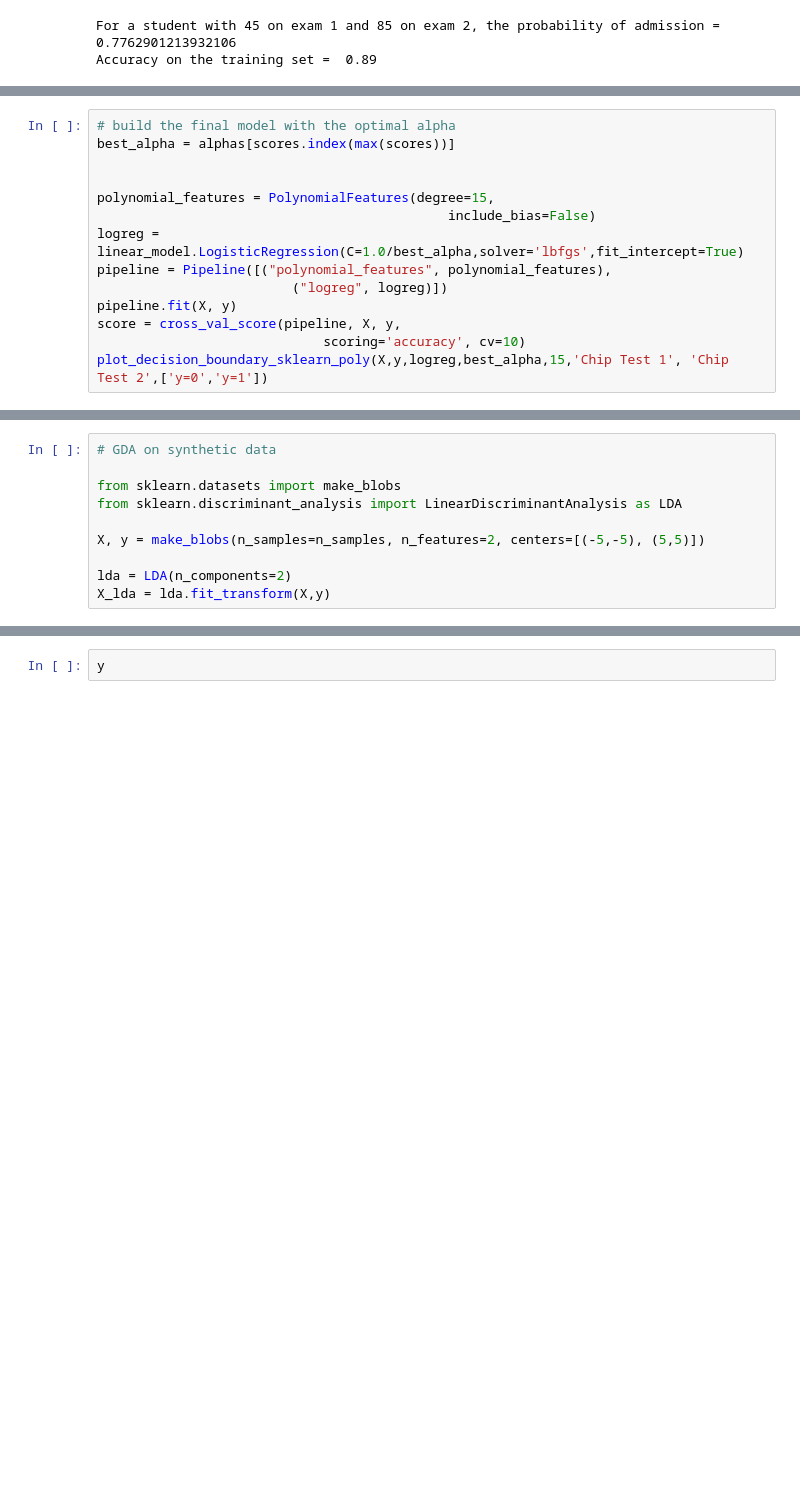
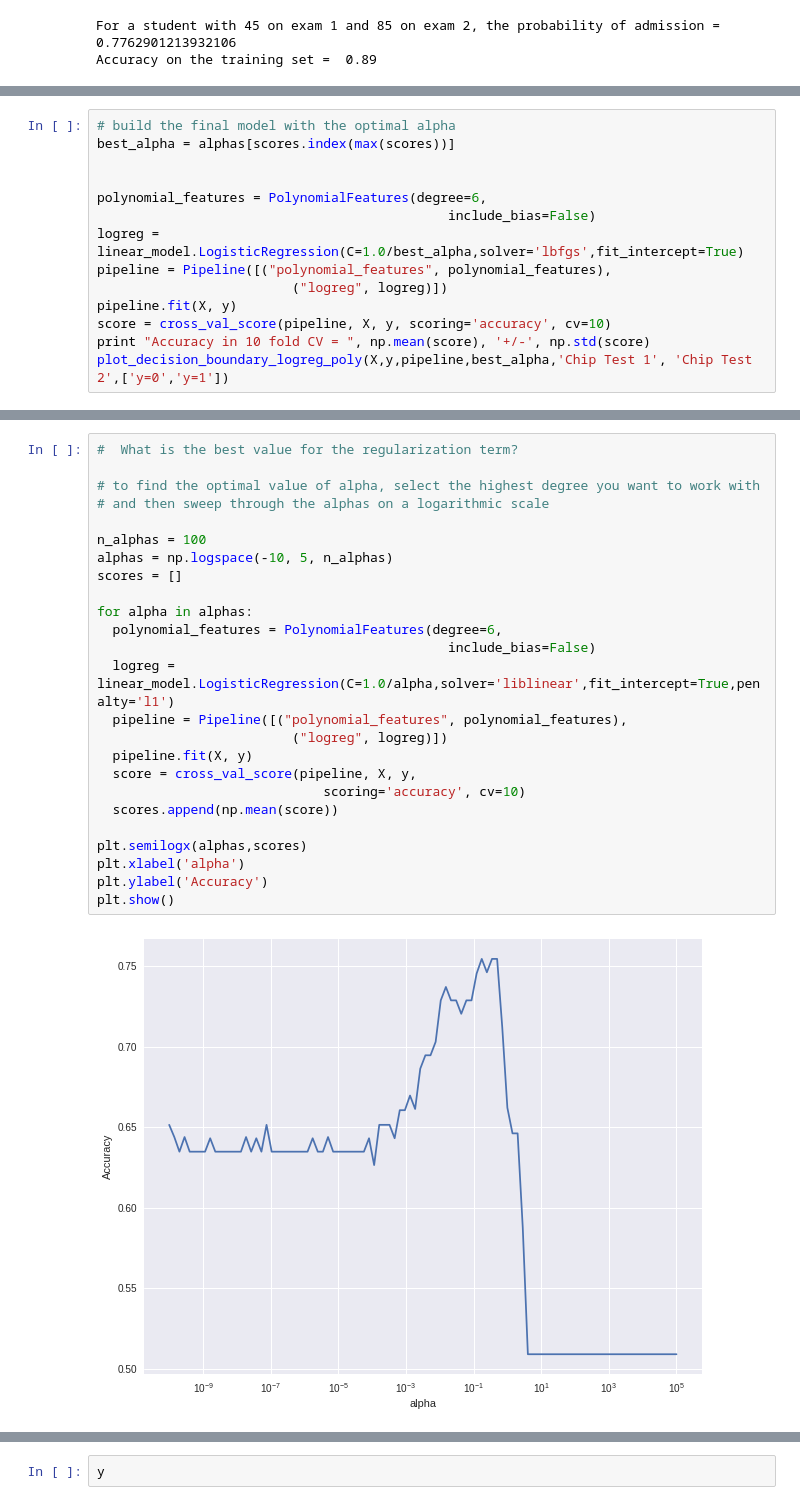
Before and after one commit to lordzero82/MLBootCamp, a Jupyter notebook: lab2_partA.ipynb, the cells around one changed output, grey strips where cells are left out. Drawn from its saved outputs; the diff is of its cells as text; blank space fills up the shorter version.

```diff
--- a/lab2_partA.ipynb
+++ b/lab2_partA.ipynb
@@ -207,13 +204,13 @@ plt.show()
 best_alpha = alphas[scores.index(max(scores))]
 
 
-polynomial_features = PolynomialFeatures(degree=15,
+polynomial_features = PolynomialFeatures(degree=6,
                                              include_bias=False)
 logreg = linear_model.LogisticRegression(C=1.0/best_alpha,solver='lbfgs',fit_intercept=True)
 pipeline = Pipeline([("polynomial_features", polynomial_features),
                          ("logreg", logreg)])
 pipeline.fit(X, y)
-score = cross_val_score(pipeline, X, y,
-                             scoring='accuracy', cv=10)
-plot_decision_boundary_sklearn_poly(X,y,logreg,best_alpha,15,'Chip Test 1', 'Chip Test 2',['y=0','y=1'])
+score = cross_val_score(pipeline, X, y, scoring='accuracy', cv=10)
+print "Accuracy in 10 fold CV = ", np.mean(score), '+/-', np.std(score)
+plot_decision_boundary_logreg_poly(X,y,pipeline,best_alpha,'Chip Test 1', 'Chip Test 2',['y=0','y=1'])
 # %% [output]
@@ -268,10 +248,0 @@ Computing regularization path ...
-# %%
-# GDA on synthetic data
-
-from sklearn.datasets import make_blobs
-from sklearn.discriminant_analysis import LinearDiscriminantAnalysis as LDA
-
-X, y = make_blobs(n_samples=n_samples, n_features=2, centers=[(-5,-5), (5,5)])
-
-lda = LDA(n_components=2)
-X_lda = lda.fit_transform(X,y)
@@ -277,0 +251,27 @@ X_lda = lda.fit_transform(X,y)
+# %%
+#  What is the best value for the regularization term?
+
+# to find the optimal value of alpha, select the highest degree you want to work with
+# and then sweep through the alphas on a logarithmic scale
+
+n_alphas = 100
+alphas = np.logspace(-10, 5, n_alphas)
+scores = []
+
+for alpha in alphas:
+  polynomial_features = PolynomialFeatures(degree=6,
+                                             include_bias=False)
+  logreg = linear_model.LogisticRegression(C=1.0/alpha,solver='liblinear',fit_intercept=True,penalty='l1')
+  pipeline = Pipeline([("polynomial_features", polynomial_features),
+                         ("logreg", logreg)])
+  pipeline.fit(X, y)
+  score = cross_val_score(pipeline, X, y,
+                             scoring='accuracy', cv=10)
+  scores.append(np.mean(score))
+
+plt.semilogx(alphas,scores)
+plt.xlabel('alpha')
+plt.ylabel('Accuracy')
+plt.show()
+# %% [output]
+[figure, added]
```
Also changed, not shown: parts of 24 cells of this notebook.
